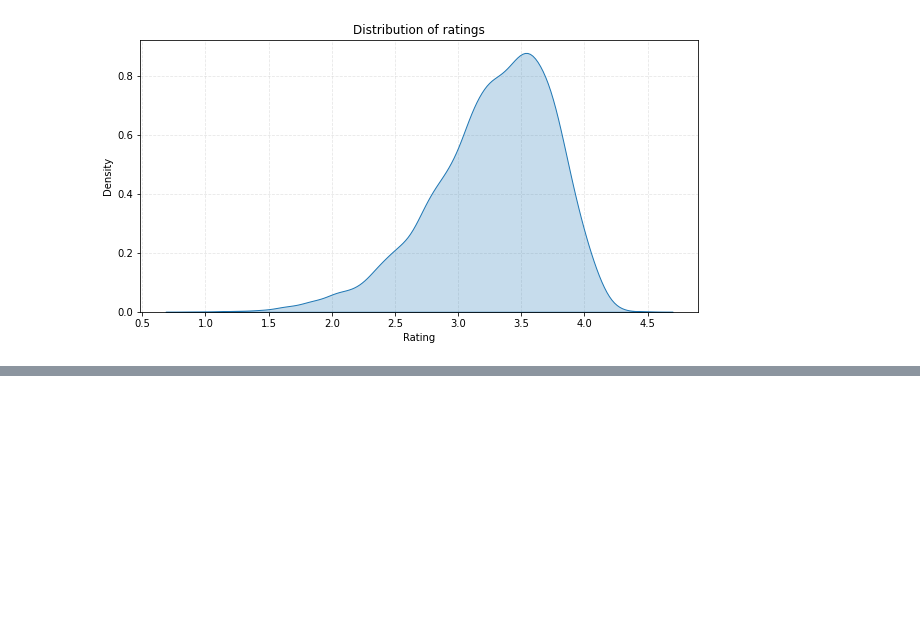
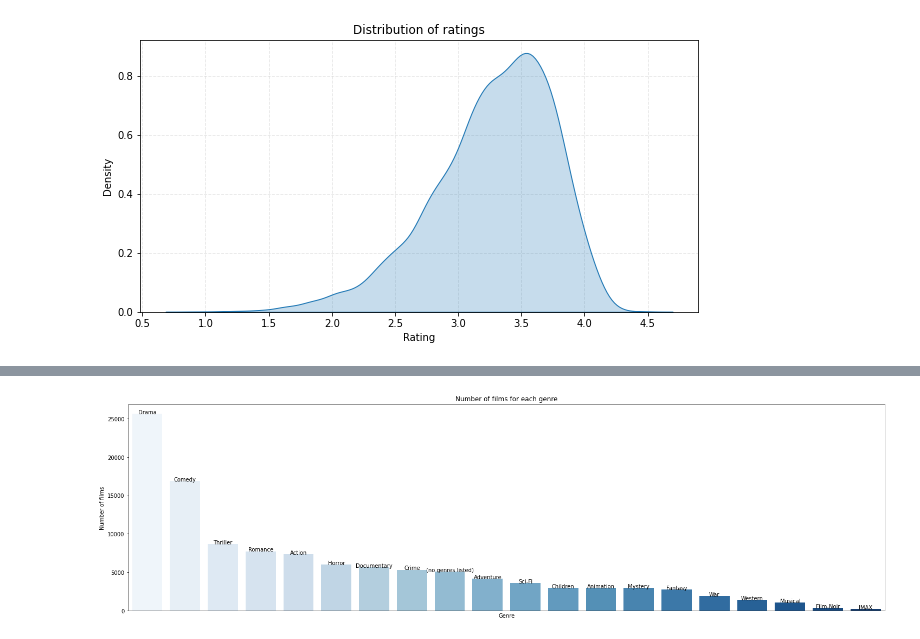
Before and after one commit to isabellamarasco/MovieLens-Predict, a Jupyter notebook: dataset.ipynb, the cells around one changed output, grey strips where cells are left out. Saved outputs shown, nothing was run; the diff lists cells and outputs as text; code cells hidden in the pictures; blank space fills up the shorter version.

```diff
--- a/dataset.ipynb
+++ b/dataset.ipynb
@@ -133,0 +175,20 @@ plt.show()
+# %%
+#count the number of film for each genre
+genres = movies_df.drop(['movieId', 'title'], axis=1)
+genres = genres.sum().sort_values(ascending=False)
+genres = genres[genres > 0]
+
+plt.figure(figsize=(25, 7))
+sns.barplot(x=genres.index, y=genres.values, palette='Blues')
+plt.title('Number of films for each genre')
+plt.ylabel('Number of films')
+plt.xlabel('Genre')
+
+# Aggiungi le label sopra le barre
+for i, v in enumerate(genres.values):
+    #plt.text(i, v, str(v), ha='center')
+    plt.text(i, v + 10, genres.index[i], fontweight='bold', ha='center')
+plt.xticks([])
+plt.show()
+# %% [output]
+[figure, added]
```
Also changed, not shown: parts of 12 cells of this notebook, 5 other files.
